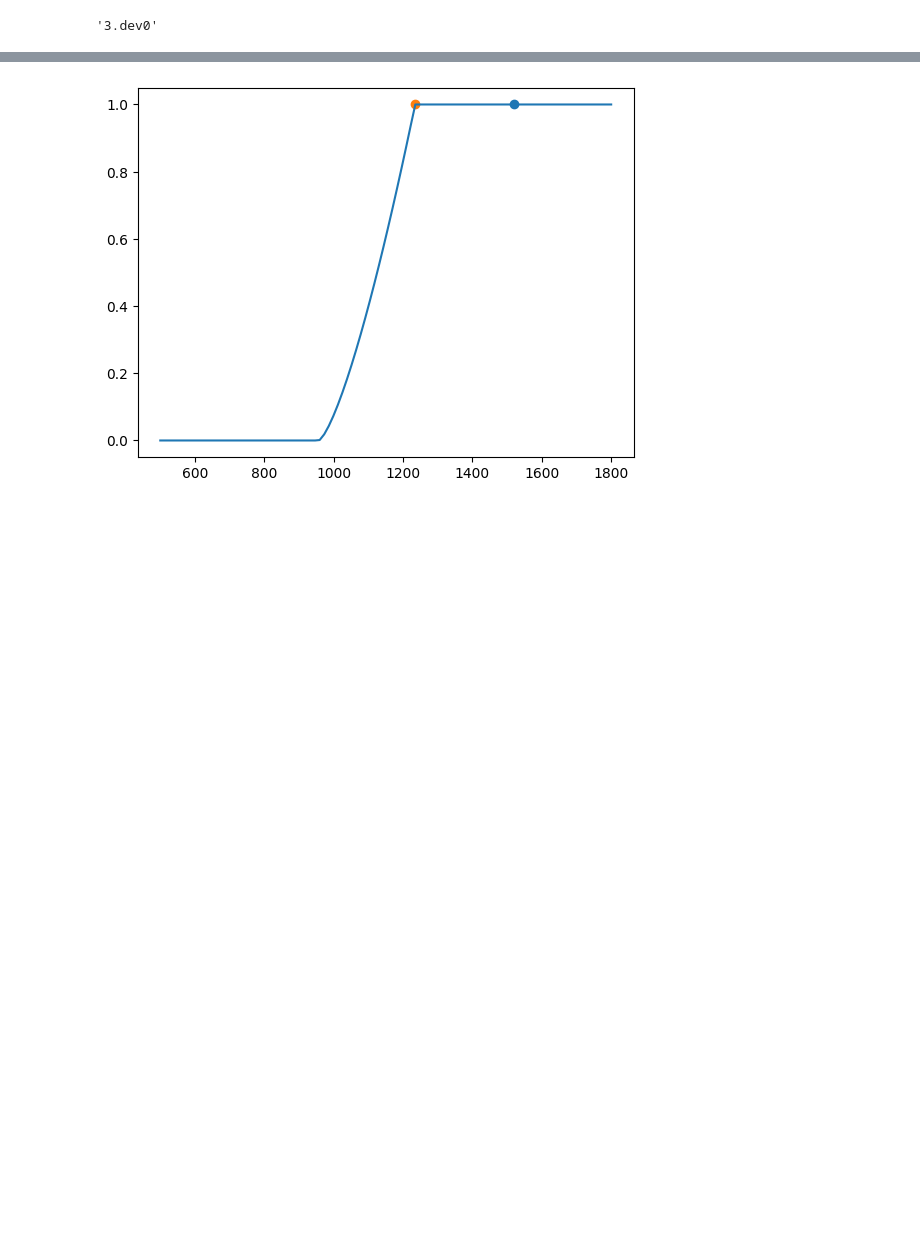
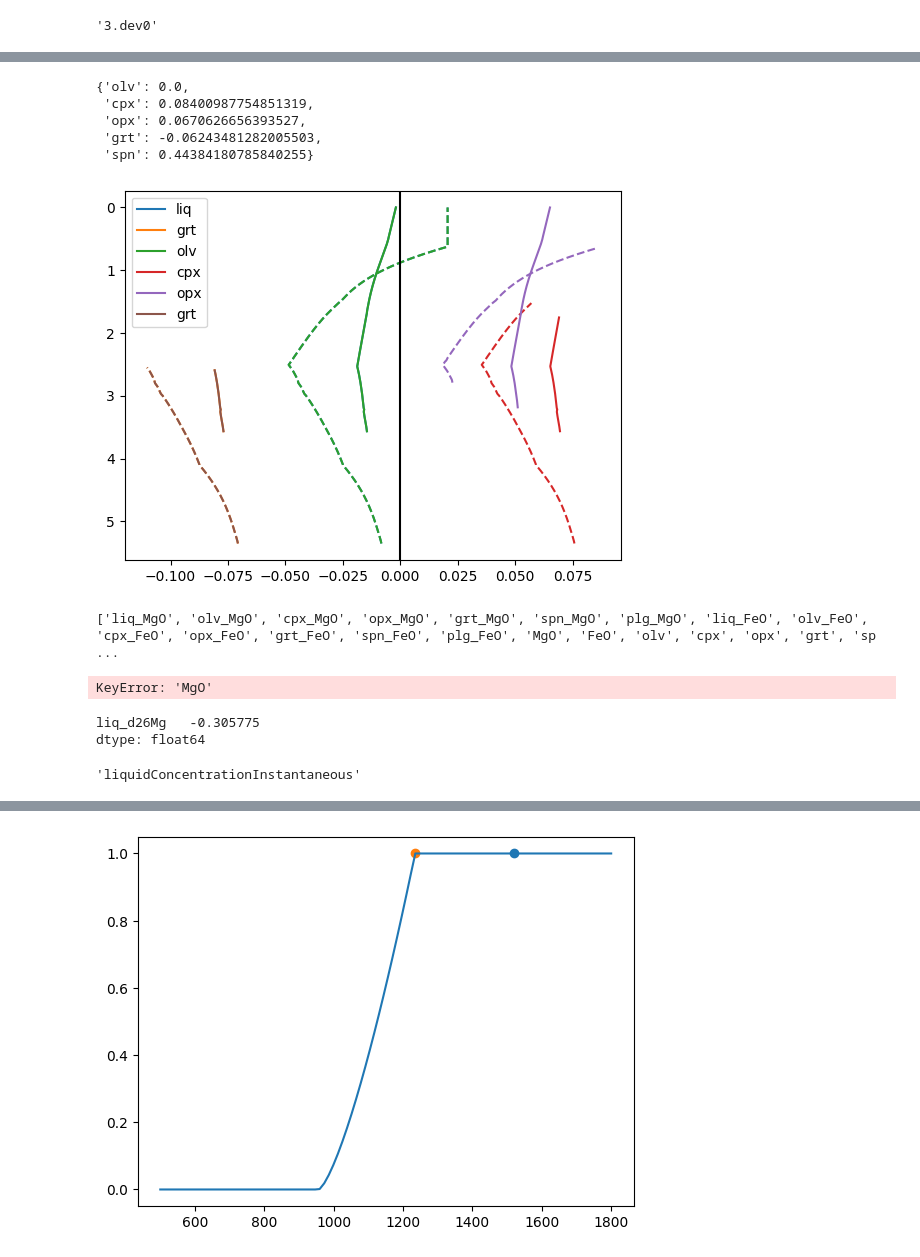
Before and after one commit to simonwmatthews/pyMelt, a Jupyter notebook: dev/stableisotopeengine.ipynb, the cells around one changed output, grey strips where cells are left out. Saved outputs shown, nothing was run; the diff lists cells and outputs as text; code cells hidden in the pictures; blank space fills up the shorter version.

```diff
--- a/dev/stableisotopeengine.ipynb
+++ b/dev/stableisotopeengine.ipynb
@@ -43,0 +64,29 @@ plt.show()
+# %%
+species = 'MgO'
+
+def WangBetaEqn(T, P, a, b, c, d, e, f, g, h, i):
+    return ((a + b*P + c*P**2) * 1e6 / T**2 + (d + e*P + f*P**2) * (1e6/T**2)**2
+            + (g + h*P + i*P**2) * (1e6/T**2)**3)
+
+fractionationFactors = {'olv': WangBetaEqn(1473.15, 1.0, 2.076, 7.183e-2, -4.672e-4,
+                                           1.049e-1, -3.359e-3, 5.009e-5, -1.192e-2, 2.739e-4, -5.518e-6),
+                        'cpx': WangBetaEqn(1473.15, 1.0, 2.246, 8.548e-2, -7.425e-4,
+                                           1.025e-1, -3.369e-3, 5.172e-5, -1.169e-2, 2.834e-4, -5.514e-6),
+                        'opx': WangBetaEqn(1473.15, 1.0, 2.246, 6.206e-2, -0.733e-4,
+                                           0.675e-1, -0.141e-3, -8.619e-5, -0.817e-2, -0.657e-4, 8.825e-6),
+                        'grt': WangBetaEqn(1473.15, 1.0, 1.302, 2.732-2, 1.784e-4,
+                                           0.492e-1, 1.266e-3, -4.067e-5, -0.554e-2, -1.482e-4, 3.787e-6),
+                        'spn': WangBetaEqn(1473.15, 1.0, 3.058, 6.216e-2, -3.720e-4,
+                                           0.847e-1, -3.421e-3, 5.116e-5, -1.132e-2, 2.555e-4, -5.551e-6),}
+
+olvVal = fractionationFactors['olv']
+for ff in fractionationFactors:
+    fractionationFactors[ff] = fractionationFactors[ff] - olvVal
+
+fractionationFactors
+# %% [output]
+{'olv': 0.0,
+ 'cpx': 0.08400987754851319,
+ 'opx': 0.0670626656393527,
+ 'grt': -0.06243481282005503,
+ 'spn': 0.44384180785840255}
@@ -43,0 +97,33 @@ plt.show()
+# %%
+f, a = plt.subplots()
+
+phases = ['liq', 'grt', 'olv', 'cpx', 'opx', 'grt']
+
+for i in range(len(phases)):
+    ph = phases[i]
+    a.plot(column.composition['lz'][ph + '_d26Mg'], column.composition['lz']['P'], c='C'+str(i), label=ph)
+    a.plot(column.composition['px'][ph + '_d26Mg'], column.composition['px']['P'], c='C'+str(i), ls='--')
+
+a.invert_yaxis()
+
+a.legend()
+
+a.axvline(0, c='k')
+
+plt.show()
+# %% [output]
+[figure, added]
+# %%
+mor = m.geosettings.spreadingCentre(column)
+# %% [output]
+['liq_MgO', 'olv_MgO', 'cpx_MgO', 'opx_MgO', 'grt_MgO', 'spn_MgO', 'plg_MgO', 'liq_FeO', 'olv_FeO', 'cpx_FeO', 'opx_FeO', 'grt_FeO', 'spn_FeO', 'plg_FeO', 'MgO', 'FeO', 'olv', 'cpx', 'opx', 'grt', 'sp ...
+KeyError: 'MgO'
+# %%
+mor.chemistry
+# %% [output]
+liq_d26Mg   -0.305775
+dtype: float64
+# %%
+column._composition_variable_type['lz']['liq_MgO'].split('_')[0]
+# %% [output]
+'liquidConcentrationInstantaneous'
```
Also changed, not shown: parts of 8 cells of this notebook, 3 other files.
